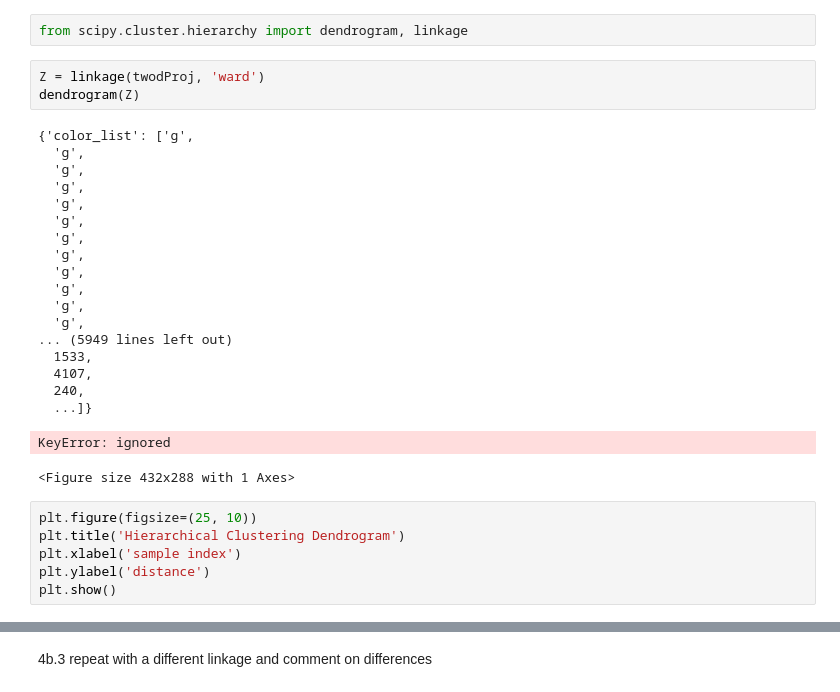
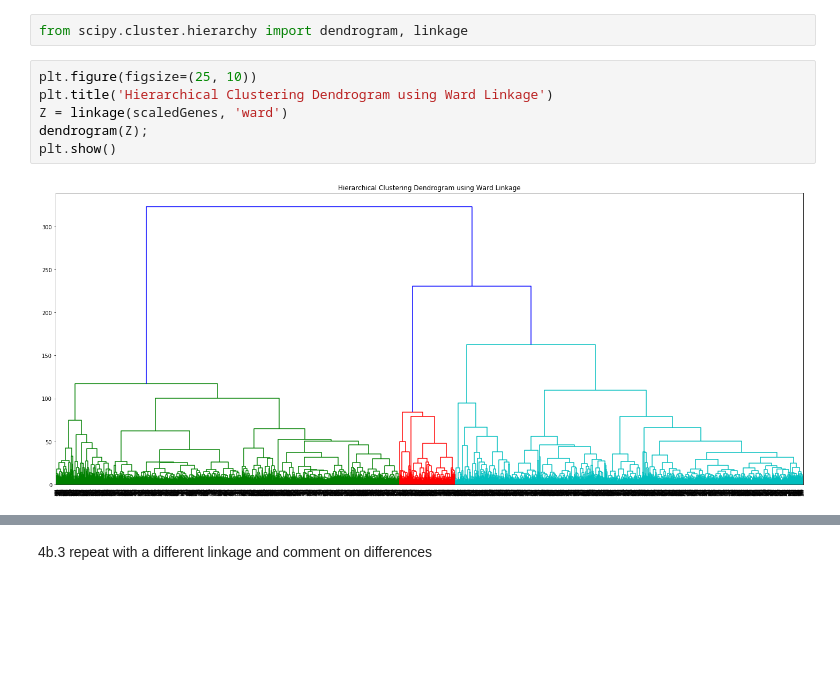
Before and after one commit to DesiPilla/DSPS_dPilla, a Jupyter notebook: HW10/clusteringGenes.ipynb, the cells around one changed output, grey strips where cells are left out. Drawn from its saved outputs; the diff is of its cells as text; blank space fills up the shorter version.

```diff
--- a/HW10/clusteringGenes.ipynb
+++ b/HW10/clusteringGenes.ipynb
@@ -155,32 +154,11 @@ https://docs.scipy.org/doc/scipy/reference/generated/scipy.cluster.hierarchy.den
 https://docs.scipy.org/doc/scipy/reference/generated/scipy.cluster.hierarchy.linkage.html
 # %%
 from scipy.cluster.hierarchy import dendrogram, linkage
-# %%
-Z = linkage(twodProj, 'ward')
-dendrogram(Z)
-# %% [output]
-{'color_list': ['g',
-  'g',
-  'g',
-  'g',
-  'g',
-  'g',
-  'g',
-  'g',
-  'g',
-  'g',
-  'g',
-  'g',
-... (5949 lines left out)
-  1533,
-  4107,
-  240,
-  ...]}
-KeyError: ignored
-<Figure size 432x288 with 1 Axes>
 # %%
 plt.figure(figsize=(25, 10))
-plt.title('Hierarchical Clustering Dendrogram')
-plt.xlabel('sample index')
-plt.ylabel('distance')
+plt.title('Hierarchical Clustering Dendrogram using Ward Linkage')
+Z = linkage(scaledGenes, 'ward')
+dendrogram(Z);
 plt.show()
+# %% [output]
+[figure, added]
```
Also changed, not shown: parts of 13 cells of this notebook.
